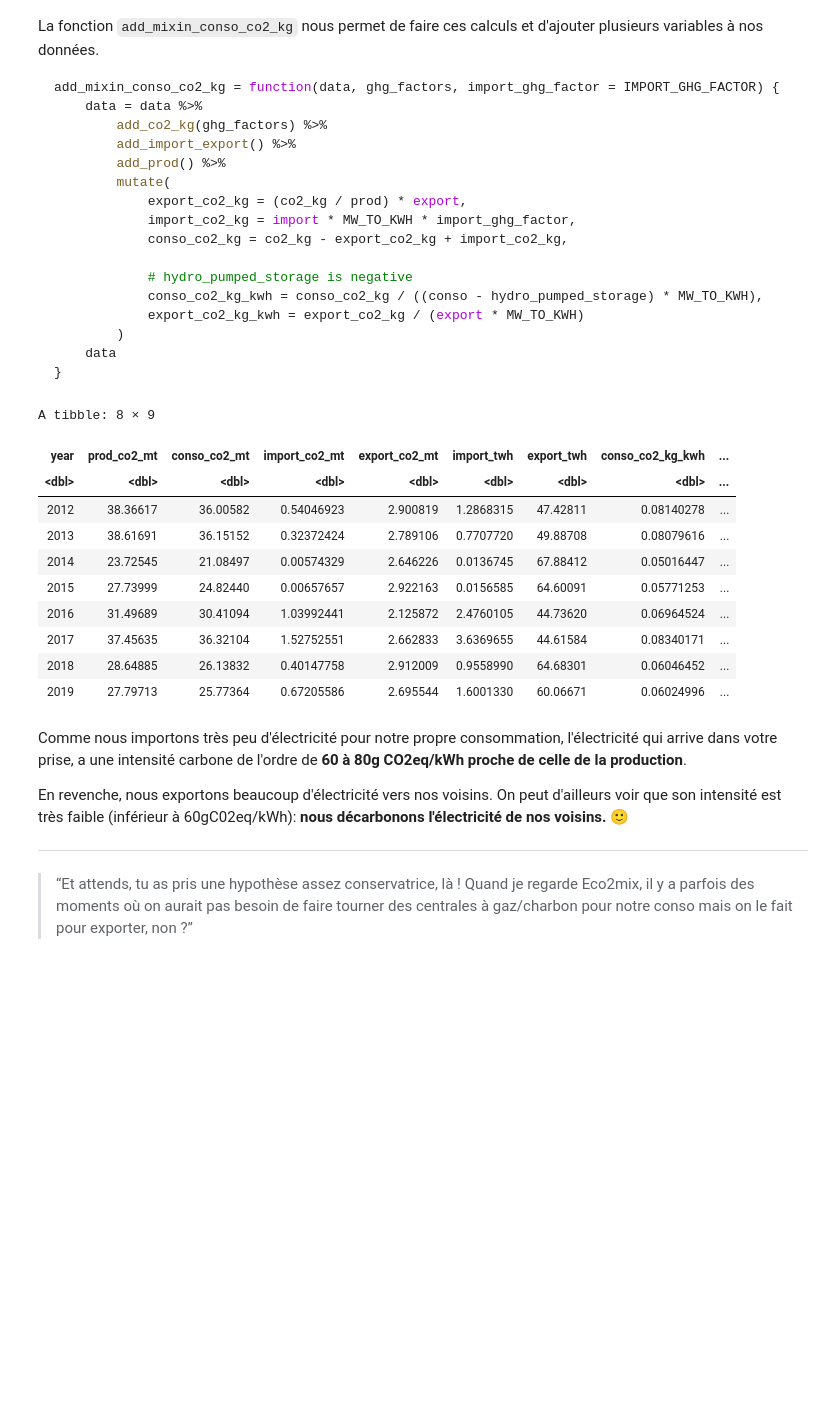
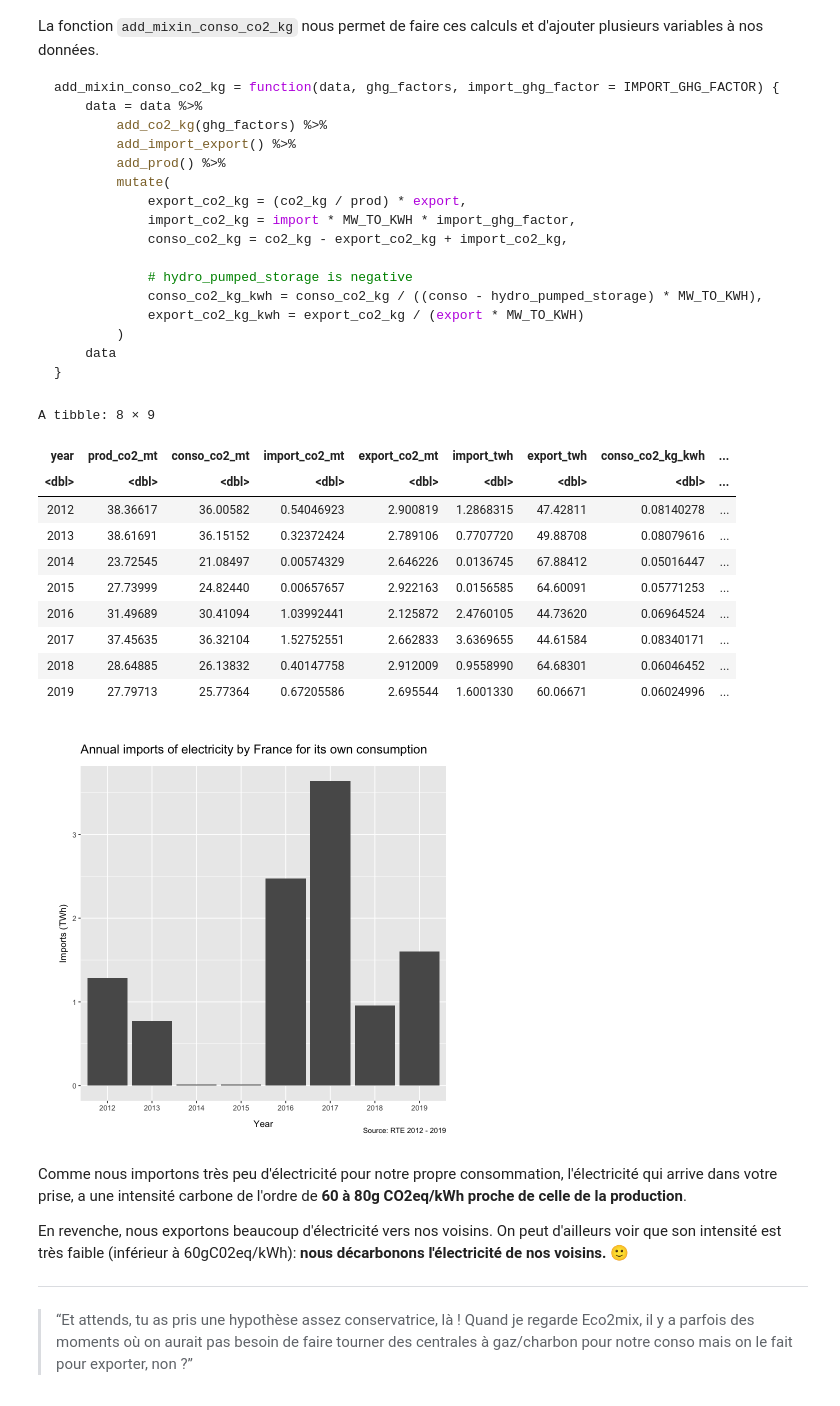
Before and after one commit to ewoken/electricity-analysis-old, a Jupyter notebook: 1_carbon_intensity.ipynb, the cells around one changed output. Saved outputs shown, nothing was run; the diff lists cells and outputs as text; code cells hidden in the pictures; blank space fills up the shorter version.

```diff
--- a/1_carbon_intensity.ipynb
+++ b/1_carbon_intensity.ipynb
@@ -195,33 +202,44 @@ add_mixin_conso_co2_kg = function(data, ghg_factors, import_ghg_factor = IMPORT_
 LOSS_RATE = 0.1
 yearly_conso_export_intensities = data %>%
     add_mixin_conso_co2_kg(ghg_factors, import_ghg_factor = 0.420) %>%
     group_by(year) %>%
     summarise(
         prod_co2_mt = sum(co2_kg) / 10^9,
         conso_co2_mt = sum(conso_co2_kg) / 10^9,
         import_co2_mt = sum(import_co2_kg) / 10^9,
         export_co2_mt = sum(export_co2_kg) / 10^9,
         conso_twh = sum(conso) * MW_TO_KWH / 10^9,
         import_twh = sum(import) * MW_TO_KWH / 10^9,
         export_twh = sum(export) * MW_TO_KWH / 10^9
     ) %>%
     mutate(conso_co2_kg_kwh = conso_co2_mt / conso_twh * (1 + LOSS_RATE)) %>%
     mutate(export_co2_kg_kwh = export_co2_mt / export_twh) %>%
     select(-conso_twh)
 
 yearly_conso_export_intensities
+
+
+ggplot(yearly_conso_export_intensities, aes(x = paste(year), y = import_twh)) +
+    geom_col() +
+    labs(
+        title = 'Annual imports of electricity by France for its own consumption',
+        x = 'Year',
+        y = 'Imports (TWh)',
+        caption = 'Source: RTE 2012 - 2019'
+    )
 # %% [output]
 A tibble: 8 × 9
 | year | prod_co2_mt | conso_co2_mt | import_co2_mt | export_co2_mt | import_twh | export_twh | conso_co2_kg_kwh | ... |
 | <dbl> | <dbl> | <dbl> | <dbl> | <dbl> | <dbl> | <dbl> | <dbl> | ... |
 | 2012 | 38.36617 | 36.00582 | 0.54046923 | 2.900819 | 1.2868315 | 47.42811 | 0.08140278 | ... |
 | 2013 | 38.61691 | 36.15152 | 0.32372424 | 2.789106 | 0.7707720 | 49.88708 | 0.08079616 | ... |
 | 2014 | 23.72545 | 21.08497 | 0.00574329 | 2.646226 | 0.0136745 | 67.88412 | 0.05016447 | ... |
 | 2015 | 27.73999 | 24.82440 | 0.00657657 | 2.922163 | 0.0156585 | 64.60091 | 0.05771253 | ... |
 | 2016 | 31.49689 | 30.41094 | 1.03992441 | 2.125872 | 2.4760105 | 44.73620 | 0.06964524 | ... |
 | 2017 | 37.45635 | 36.32104 | 1.52752551 | 2.662833 | 3.6369655 | 44.61584 | 0.08340171 | ... |
 | 2018 | 28.64885 | 26.13832 | 0.40147758 | 2.912009 | 0.9558990 | 64.68301 | 0.06046452 | ... |
 | 2019 | 27.79713 | 25.77364 | 0.67205586 | 2.695544 | 1.6001330 | 60.06671 | 0.06024996 | ... |
+[figure, added]
 # %% [markdown]
 Comme nous importons très peu d'électricité pour notre propre consommation, l'électricité qui arrive dans votre prise, a une intensité carbone de l'ordre de **60 à 80g CO2eq/kWh proche de celle de la production**.
 
```
Also changed, not shown: parts of 4 cells of this notebook, 1 other file.
